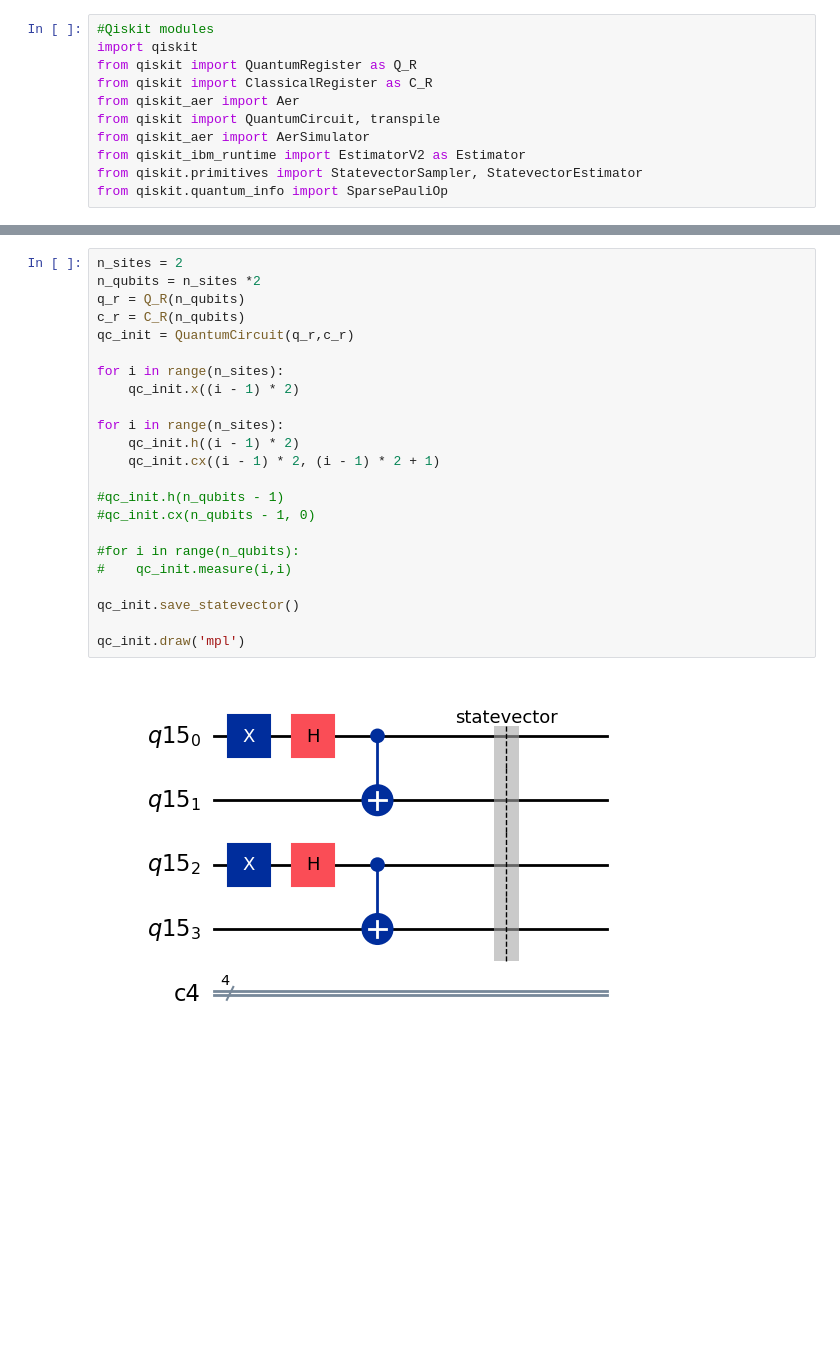
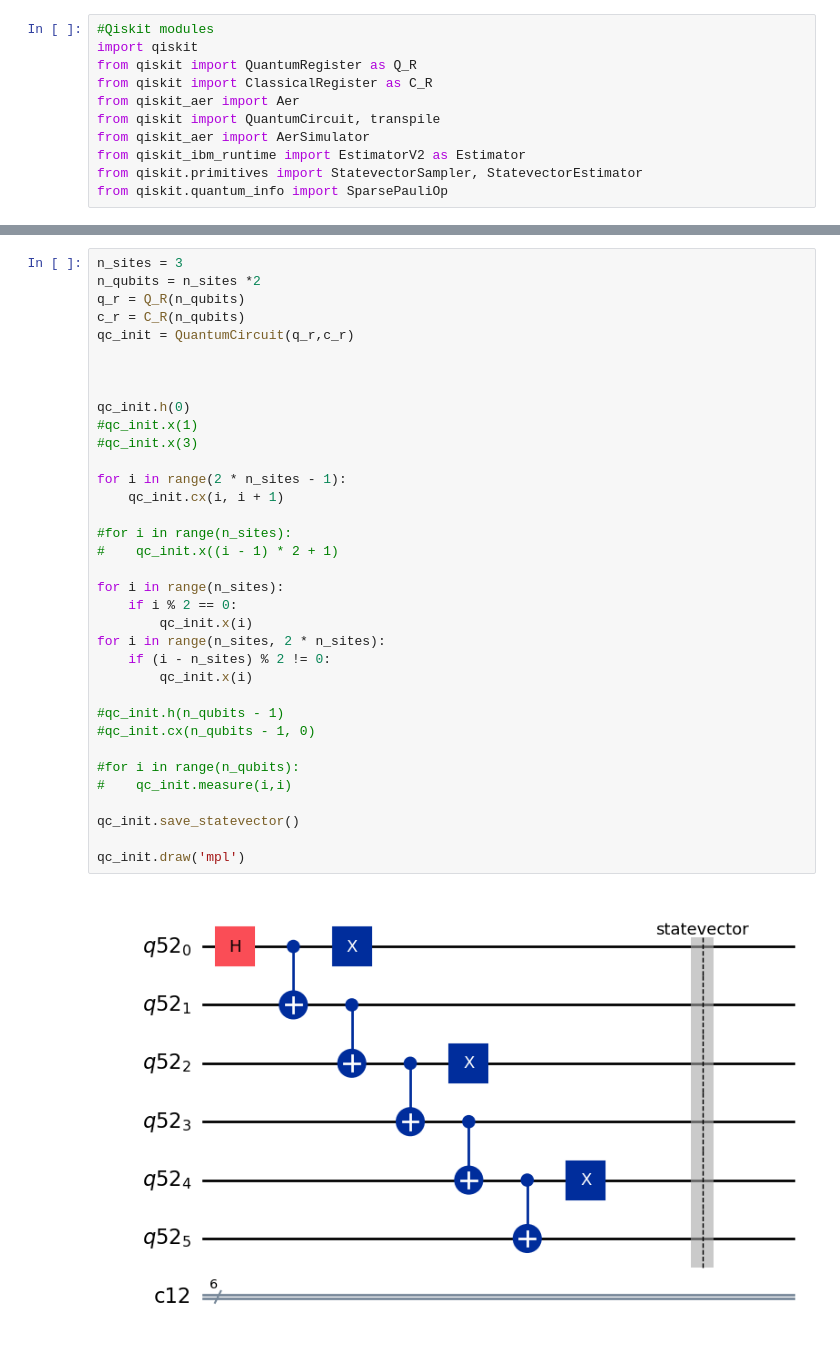
Before and after one commit to OlegUdalov/QC-qiskit-codes, a Jupyter notebook: VQE/Initial_state_preparation.ipynb, the cells around one changed output, grey strips where cells are left out. Drawn from its saved outputs; the diff is of its cells as text; blank space fills up the shorter version.

```diff
--- a/VQE/Initial_state_preparation.ipynb
+++ b/VQE/Initial_state_preparation.ipynb
@@ -14,28 +21,40 @@ from qiskit.quantum_info import SparsePauliOp
 # %%
-n_sites = 2
+n_sites = 3
 n_qubits = n_sites *2
 q_r = Q_R(n_qubits)
 c_r = C_R(n_qubits)
 qc_init = QuantumCircuit(q_r,c_r)
 
-for i in range(n_sites):
-    qc_init.x((i - 1) * 2)
+
+
+qc_init.h(0)
+#qc_init.x(1)
+#qc_init.x(3)
+
+for i in range(2 * n_sites - 1):
+    qc_init.cx(i, i + 1)
+
+#for i in range(n_sites):
+#    qc_init.x((i - 1) * 2 + 1)
 
 for i in range(n_sites):
-    qc_init.h((i - 1) * 2)
-    qc_init.cx((i - 1) * 2, (i - 1) * 2 + 1)
+    if i % 2 == 0:
+        qc_init.x(i)
+for i in range(n_sites, 2 * n_sites):
+    if (i - n_sites) % 2 != 0:
+        qc_init.x(i)
 
 #qc_init.h(n_qubits - 1)
 #qc_init.cx(n_qubits - 1, 0)
 
 #for i in range(n_qubits):
 #    qc_init.measure(i,i)
 
 qc_init.save_statevector()
 
 qc_init.draw('mpl')
 # %% [output]
-[figure, old version]
+[figure, new version]
 # %%
 SimulatorAer = AerSimulator()
 circ = transpile(qc_init, backend = SimulatorAer)
```
Also changed, not shown: parts of 5 cells of this notebook, 8 other files.
